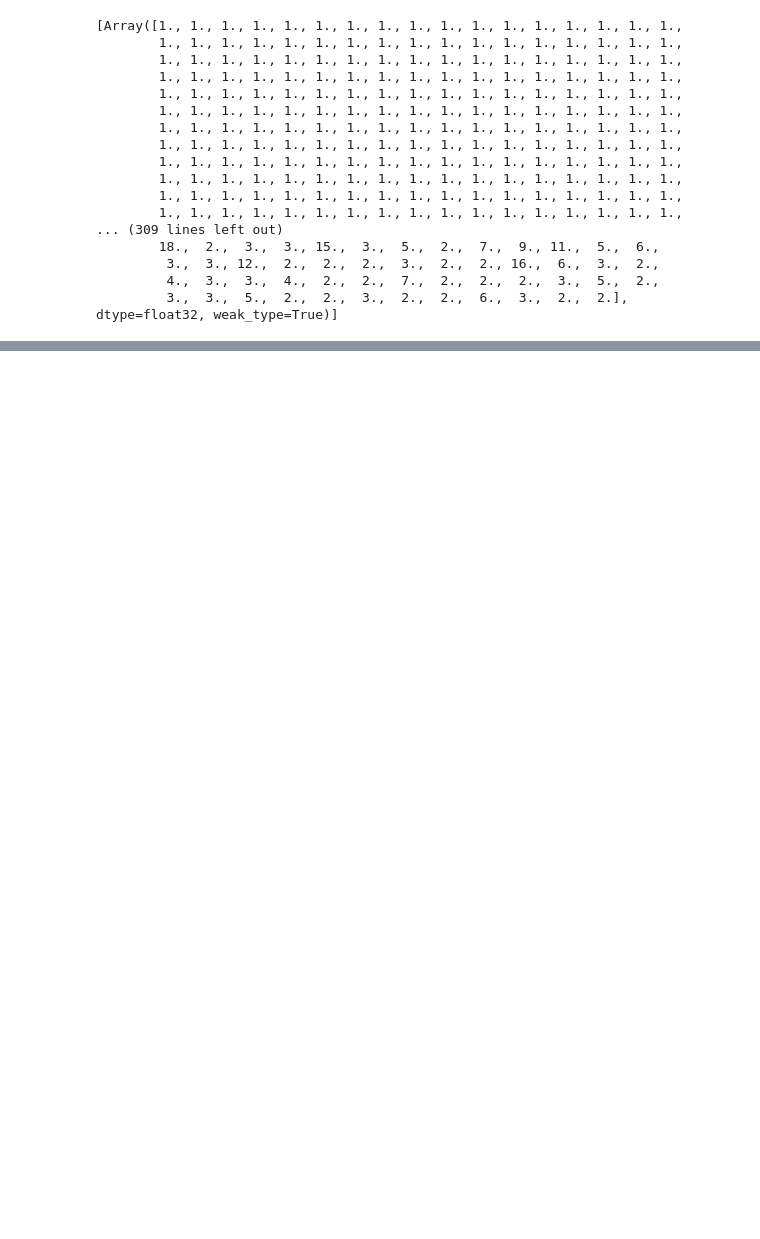
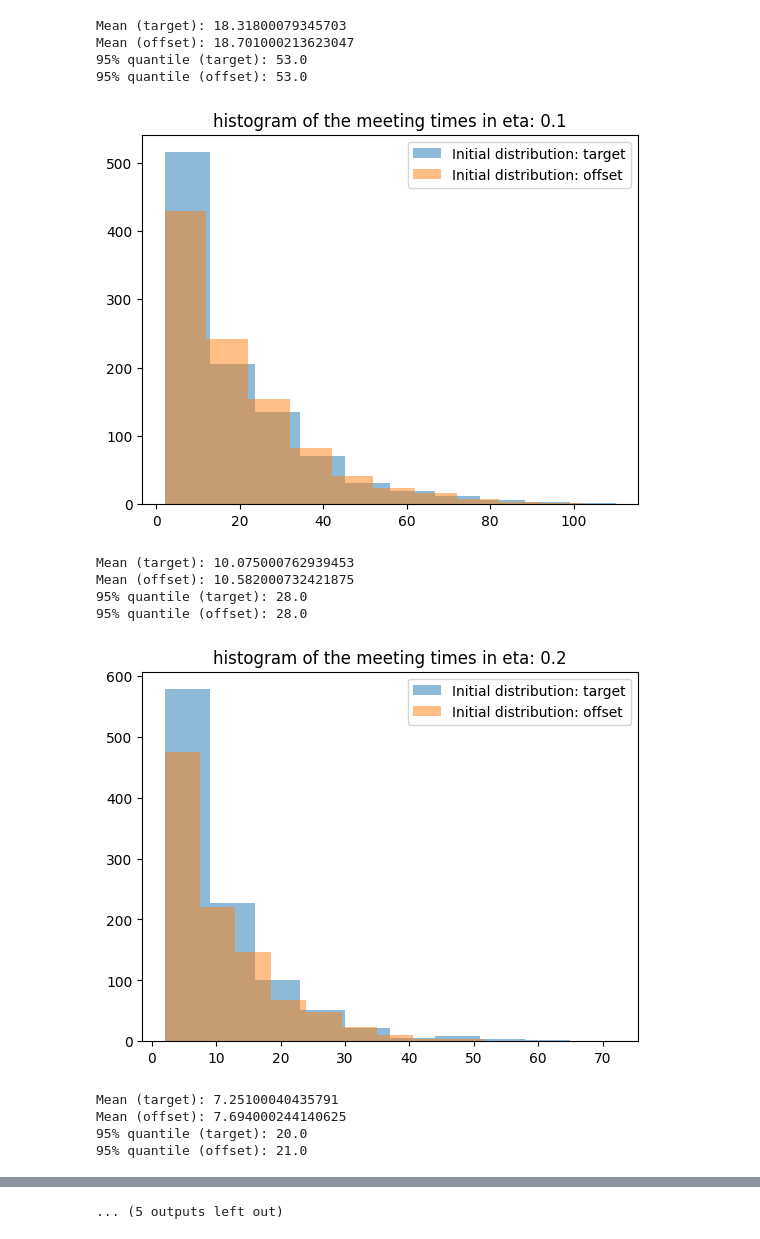
Before and after one commit to ylefay/unbiased_mcmc_with_couplings, a Jupyter notebook: experiments/exploiting_results.ipynb, the cells around one changed output, grey strips where cells are left out. Saved outputs shown, nothing was run; the diff lists cells and outputs as text; code cells hidden in the pictures; blank space fills up the shorter version.

```diff
--- a/experiments/exploiting_results.ipynb
+++ b/experiments/exploiting_results.ipynb
@@ -88,20 +93,44 @@ Mean (offset): 4.272000312805176
 # %%
-exp2[1]
+"""
+Setup for experiment 3.
+Evolution of the meeting time distribution with respect to eta.
+"""
+etas = [0.1, 0.2, 0.3, 0.4, 0.5, 0.6, 0.7, 0.8]
+k = 10
+m = 10 * k
+lag = 1
+dim = 1
+
+
+for eta in etas:
+    print(f"Mean (target): {exp3[eta][-1].mean()}")
+    print(f"Mean (offset): {exp3_offset[eta][-1].mean()}")
+    print(f"95% quantile (target): {np.quantile(exp3[eta][-1], 0.95)}")
+    print(f"95% quantile (offset): {np.quantile(exp3_offset[eta][-1], 0.95)}")
+    plt.hist(exp3[eta][-1], label="Initial distribution: target", alpha=0.5, bins=10)
+    plt.hist(exp3_offset[eta][-1], label="Initial distribution: offset", alpha=0.5, bins=10)
+    plt.title(f"histogram of the meeting times in eta: {eta}")
+    plt.legend()
+    plt.show()
+
+plt.plot(etas, [exp3[eta][-1].mean() for eta in etas], label="Initial distribution: target")
+plt.plot(etas, [exp3_offset[eta][-1].mean() for eta in etas], label="Initial distribution: offset")
+plt.title("Mean meeting time")
+plt.xlabel("eta")
+plt.legend()
+plt.show()
 # %% [output]
-[Array([1., 1., 1., 1., 1., 1., 1., 1., 1., 1., 1., 1., 1., 1., 1., 1., 1.,
-        1., 1., 1., 1., 1., 1., 1., 1., 1., 1., 1., 1., 1., 1., 1., 1., 1.,
-        1., 1., 1., 1., 1., 1., 1., 1., 1., 1., 1., 1., 1., 1., 1., 1., 1.,
-        1., 1., 1., 1., 1., 1., 1., 1., 1., 1., 1., 1., 1., 1., 1., 1., 1.,
-        1., 1., 1., 1., 1., 1., 1., 1., 1., 1., 1., 1., 1., 1., 1., 1., 1.,
-        1., 1., 1., 1., 1., 1., 1., 1., 1., 1., 1., 1., 1., 1., 1., 1., 1.,
-        1., 1., 1., 1., 1., 1., 1., 1., 1., 1., 1., 1., 1., 1., 1., 1., 1.,
-        1., 1., 1., 1., 1., 1., 1., 1., 1., 1., 1., 1., 1., 1., 1., 1., 1.,
-        1., 1., 1., 1., 1., 1., 1., 1., 1., 1., 1., 1., 1., 1., 1., 1., 1.,
-        1., 1., 1., 1., 1., 1., 1., 1., 1., 1., 1., 1., 1., 1., 1., 1., 1.,
-        1., 1., 1., 1., 1., 1., 1., 1., 1., 1., 1., 1., 1., 1., 1., 1., 1.,
-        1., 1., 1., 1., 1., 1., 1., 1., 1., 1., 1., 1., 1., 1., 1., 1., 1.,
-... (309 lines left out)
-        18.,  2.,  3.,  3., 15.,  3.,  5.,  2.,  7.,  9., 11.,  5.,  6.,
-         3.,  3., 12.,  2.,  2.,  2.,  3.,  2.,  2., 16.,  6.,  3.,  2.,
-         4.,  3.,  3.,  4.,  2.,  2.,  7.,  2.,  2.,  2.,  3.,  5.,  2.,
-         3.,  3.,  5.,  2.,  2.,  3.,  2.,  2.,  6.,  3.,  2.,  2.],      dtype=float32, weak_type=True)]
+Mean (target): 18.31800079345703
+Mean (offset): 18.701000213623047
+95% quantile (target): 53.0
+95% quantile (offset): 53.0
+[figure, added]
+Mean (target): 10.075000762939453
+Mean (offset): 10.582000732421875
+95% quantile (target): 28.0
+95% quantile (offset): 28.0
+[figure, added]
+Mean (target): 7.25100040435791
+Mean (offset): 7.694000244140625
+95% quantile (target): 20.0
+95% quantile (offset): 21.0
@@ -107,0 +153 @@ exp2[1]
+... (5 outputs left out)
```
Also changed, not shown: parts of 4 cells of this notebook, 7 other files.
